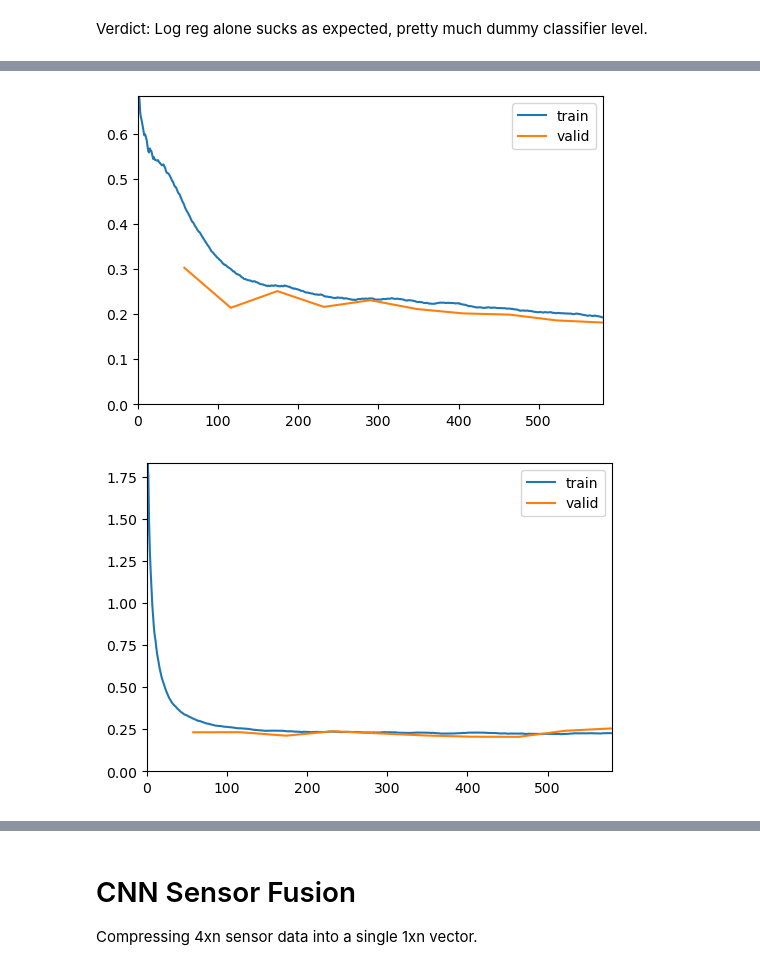
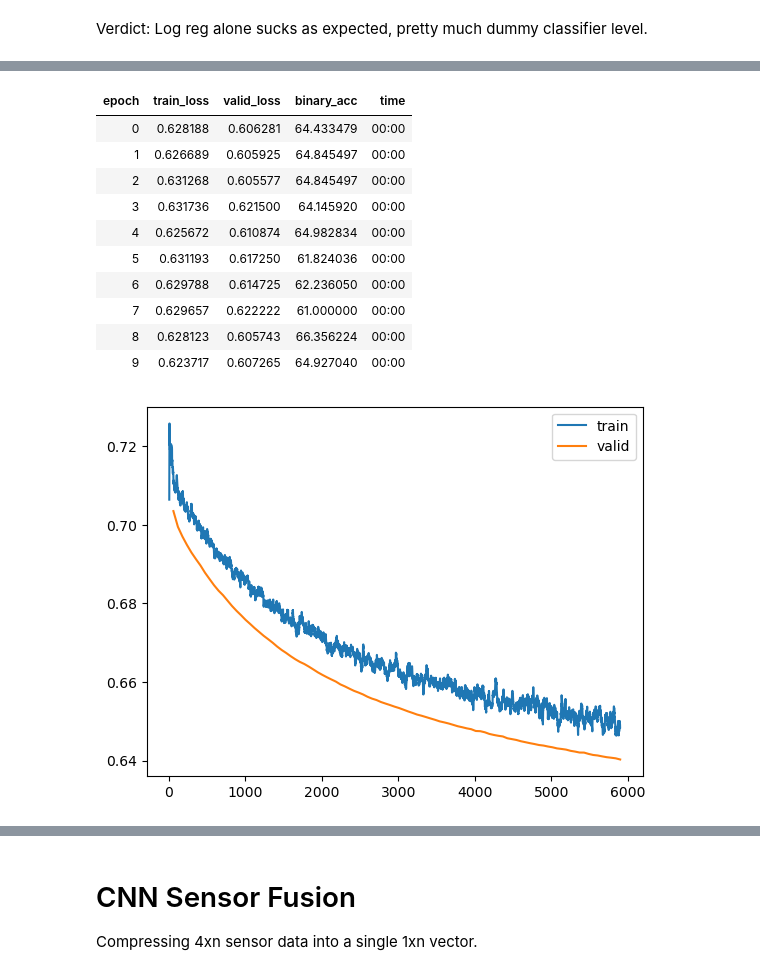
Before and after one commit to anmutechsupport/Energy-Efficient-Decoding-of-EEG-Motor-Imagery-using-Spiking-Legendre-Memory-Units, a Jupyter notebook: ml/training-bci2000.ipynb, the cells around one changed output, grey strips where cells are left out. Saved outputs shown, nothing was run; the diff lists cells and outputs as text; code cells hidden in the pictures.

```diff
--- a/ml/training-bci2000.ipynb
+++ b/ml/training-bci2000.ipynb
@@ -418,8 +558,19 @@ lr
 # %%
-learn.fit_one_cycle(10, lr, cbs=[ShowGraphCallback()])
+# learn.fit_one_cycle(10, lr, cbs=[ShowGraphCallback()])
+learn.fit(10, lr, cbs=[ShowGraphCallback()])
 # %% [output]
-[figure, removed]
+| epoch | train_loss | valid_loss | binary_acc | time |
+| 0 | 0.628188 | 0.606281 | 64.433479 | 00:00 |
+| 1 | 0.626689 | 0.605925 | 64.845497 | 00:00 |
+| 2 | 0.631268 | 0.605577 | 64.845497 | 00:00 |
+| 3 | 0.631736 | 0.621500 | 64.145920 | 00:00 |
+| 4 | 0.625672 | 0.610874 | 64.982834 | 00:00 |
+| 5 | 0.631193 | 0.617250 | 61.824036 | 00:00 |
+| 6 | 0.629788 | 0.614725 | 62.236050 | 00:00 |
+| 7 | 0.629657 | 0.622222 | 61.000000 | 00:00 |
+| 8 | 0.628123 | 0.605743 | 66.356224 | 00:00 |
+| 9 | 0.623717 | 0.607265 | 64.927040 | 00:00 |
-# %%
-learn.fit(10, lr, cbs=[ShowGraphCallback()])
-# %% [output]
-[figure, removed]
+# %%
+learn.recorder.plot_loss()
+# %% [output]
+[figure, added]
```
Also changed, not shown: parts of 21 cells of this notebook.
